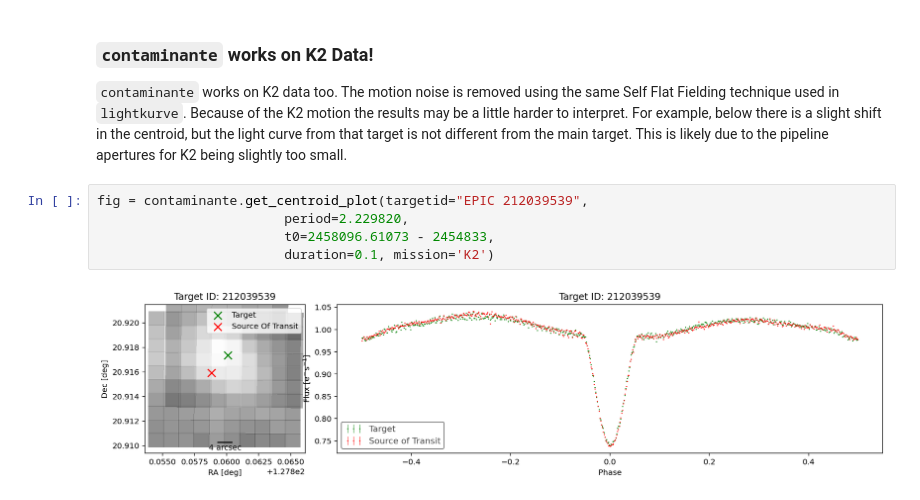
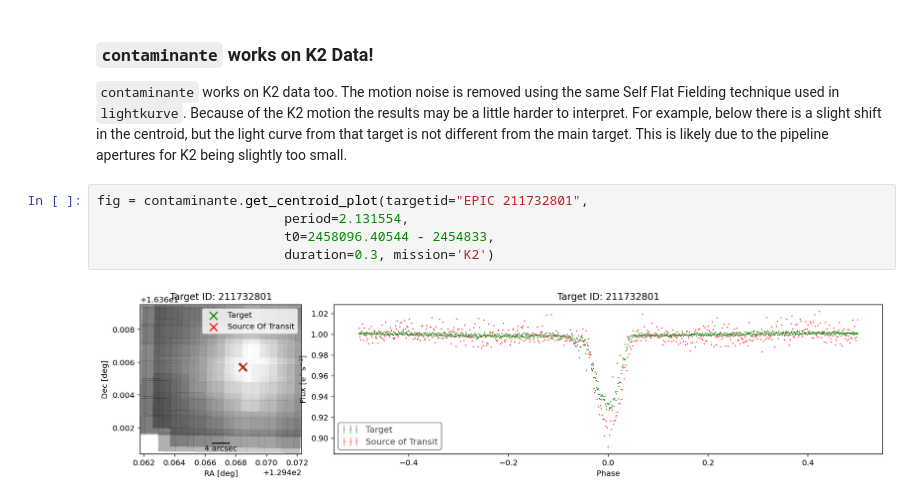
Before and after one commit to christinahedges/contaminante, a Jupyter notebook: tutorials/tutorial-1_how-to-use-contaminante.ipynb, the cells around one changed output. Cells and saved outputs as stored; diff of their text form.

```diff
--- a/tutorials/tutorial-1_how-to-use-contaminante.ipynb
+++ b/tutorials/tutorial-1_how-to-use-contaminante.ipynb
@@ -56,9 +47,9 @@ fig = contaminante.get_centroid_plot(targetid="TIC 267263253",
 
 `contaminante` works on K2 data too. The motion noise is removed using the same Self Flat Fielding technique used in `lightkurve`. Because of the K2 motion the results may be a little harder to interpret. For example, below there is a slight shift in the centroid, but the light curve from that target is not different from the main target. This is likely due to the pipeline apertures for K2 being slightly too small.
 # %%
-fig = contaminante.get_centroid_plot(targetid="EPIC 212039539",
-                        period=2.229820,
-                        t0=2458096.61073 - 2454833,
-                        duration=0.1, mission='K2')
+fig = contaminante.get_centroid_plot(targetid="EPIC 211732801",
+                        period=2.131554,
+                        t0=2458096.40544 - 2454833,
+                        duration=0.3, mission='K2')
 # %% [output]
-[figure, old version]
+[figure, new version]
```
Also changed, not shown: parts of 8 cells of this notebook.
